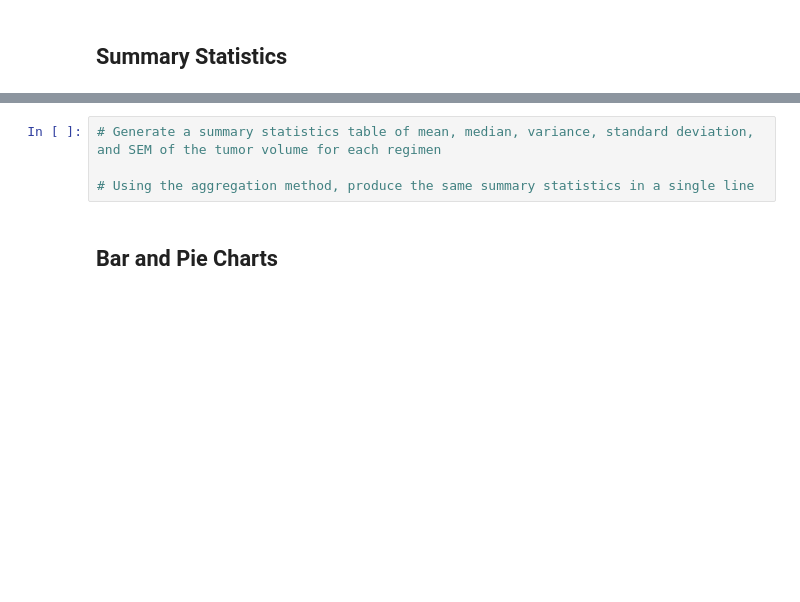
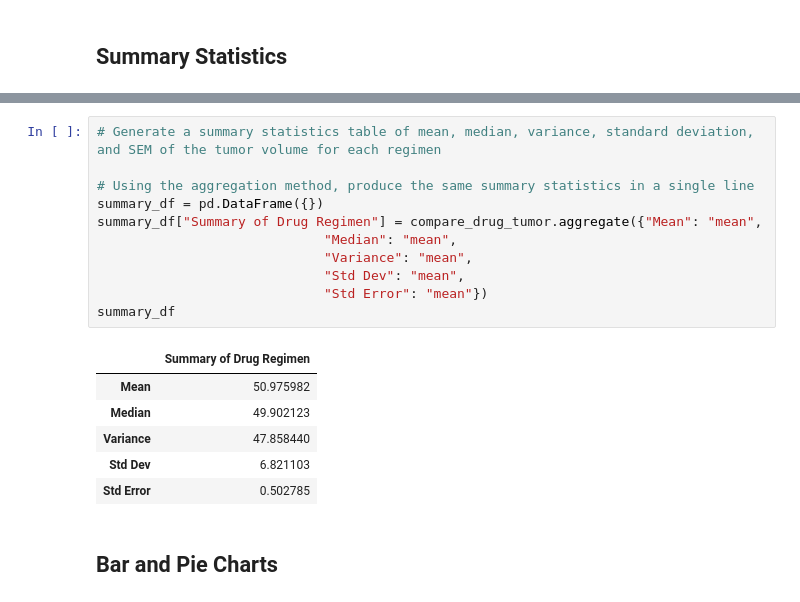
Before and after one commit to abaker178/matplotlib-challenge, a Jupyter notebook: pymaceuticals.ipynb, the cells around one changed output, grey strips where cells are left out. Drawn from its saved outputs; the diff is of its cells as text; blank space fills up the shorter version.

```diff
--- a/pymaceuticals.ipynb
+++ b/pymaceuticals.ipynb
@@ -138,7 +145,21 @@ compare_drug_tumor
 # %%
 # Generate a summary statistics table of mean, median, variance, standard deviation, and SEM of the tumor volume for each regimen
 
 # Using the aggregation method, produce the same summary statistics in a single line
+summary_df = pd.DataFrame({})
+summary_df["Summary of Drug Regimen"] = compare_drug_tumor.aggregate({"Mean": "mean",
+                             "Median": "mean",
+                             "Variance": "mean",
+                             "Std Dev": "mean",
+                             "Std Error": "mean"})
+summary_df
+# %% [output]
+|  | Summary of Drug Regimen |
+| Mean | 50.975982 |
+| Median | 49.902123 |
+| Variance | 47.858440 |
+| Std Dev | 6.821103 |
+| Std Error | 0.502785 |
 # %% [markdown]
 ## Bar and Pie Charts
 # %%
```
Also changed, not shown: parts of 6 cells of this notebook.
